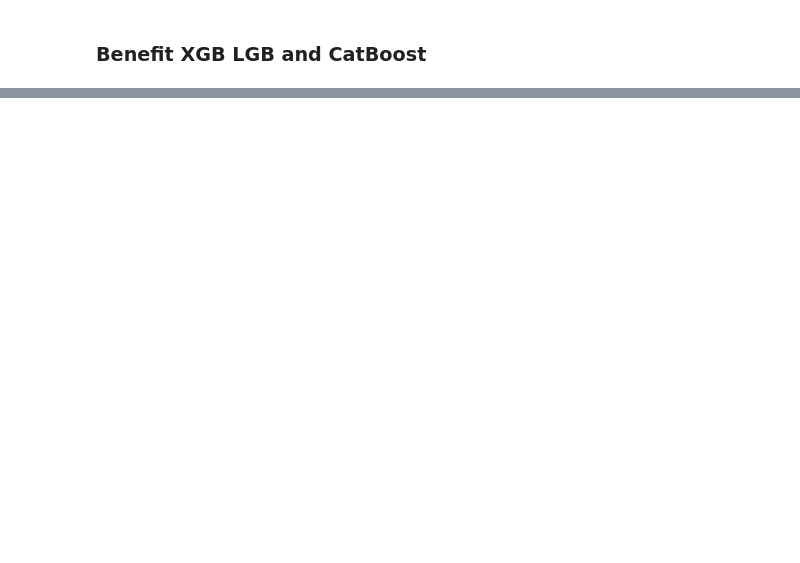
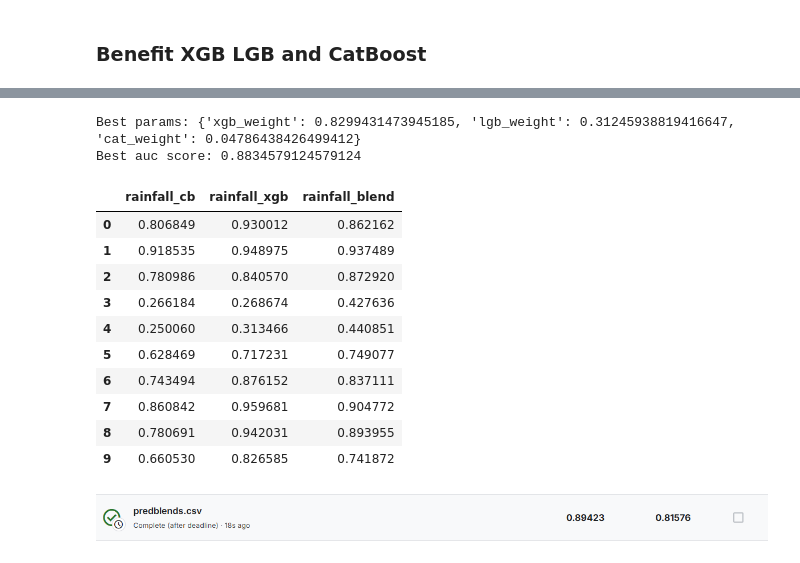
Before and after one commit to cagricivici/optuna_pred, a Jupyter notebook: rain-classification.ipynb, the cells around one changed output, grey strips where cells are left out. Cells and saved outputs as stored; diff of their text form; code cells hidden in the pictures; blank space fills up the shorter version.

```diff
--- a/rain-classification.ipynb
+++ b/rain-classification.ipynb
@@ -1223,0 +1311,14 @@ print(pred)
+# %%
+pred_cat = np.mean(np.array(test_cross), axis=0)
+
+list_of_ids = sub['id'].tolist()
+
+pred_cboost = {'id':sub['id'].tolist(),
+     'rainfall':pred_cat}
+
+pred_cboost = pd.DataFrame(pred_cboost)
+pred_cboost.to_csv('/kaggle/working/woBlend_catboost.csv',index = False)
+# %%
+cluster = pd.concat([pred_cboost['rainfall'],pred_xgb['rainfall']],axis = 1)
+cluster.columns = ['rainfall_cb','rainfall_xgb']
+cluster.head(10)
@@ -1223,0 +1522,35 @@ print(pred)
+# %%
+print("Best params:", study.best_params)
+print("Best auc score:", study.best_value)
+# %% [output]
+Best params: {'xgb_weight': 0.8299431473945185, 'lgb_weight': 0.31245938819416647, 'cat_weight': 0.04786438426499412}
+Best auc score: 0.8834579124579124
+# %%
+blend_pred = np.mean(final_test_preds, axis=0)
+# %%
+list_of_ids = sub['id'].tolist()
+
+k = {'id':sub['id'].tolist(),
+     'rainfall':blend_pred['rainfall']}
+
+blend_pred = pd.DataFrame(k)
+blend_pred.head()
+blend_pred.to_csv('/kaggle/working/predblends.csv',index = False)
+# %%
+cluster = pd.concat([cluster,blend_pred['rainfall']],axis = 1)
+cluster.columns = ['rainfall_cb','rainfall_xgb', 'rainfall_blend']
+cluster.head(10)
+# %% [output]
+|  | rainfall_cb | rainfall_xgb | rainfall_blend |
+| 0 | 0.806849 | 0.930012 | 0.862162 |
+| 1 | 0.918535 | 0.948975 | 0.937489 |
+| 2 | 0.780986 | 0.840570 | 0.872920 |
+| 3 | 0.266184 | 0.268674 | 0.427636 |
+| 4 | 0.250060 | 0.313466 | 0.440851 |
+| 5 | 0.628469 | 0.717231 | 0.749077 |
+| 6 | 0.743494 | 0.876152 | 0.837111 |
+| 7 | 0.860842 | 0.959681 | 0.904772 |
+| 8 | 0.780691 | 0.942031 | 0.893955 |
+| 9 | 0.660530 | 0.826585 | 0.741872 |
+# %% [markdown]
+![image.png](attachment:95e26bc4-ac2c-4fde-89e4-fbb495f6bc1c.png)
```
Also changed, not shown: parts of 55 cells of this notebook.
